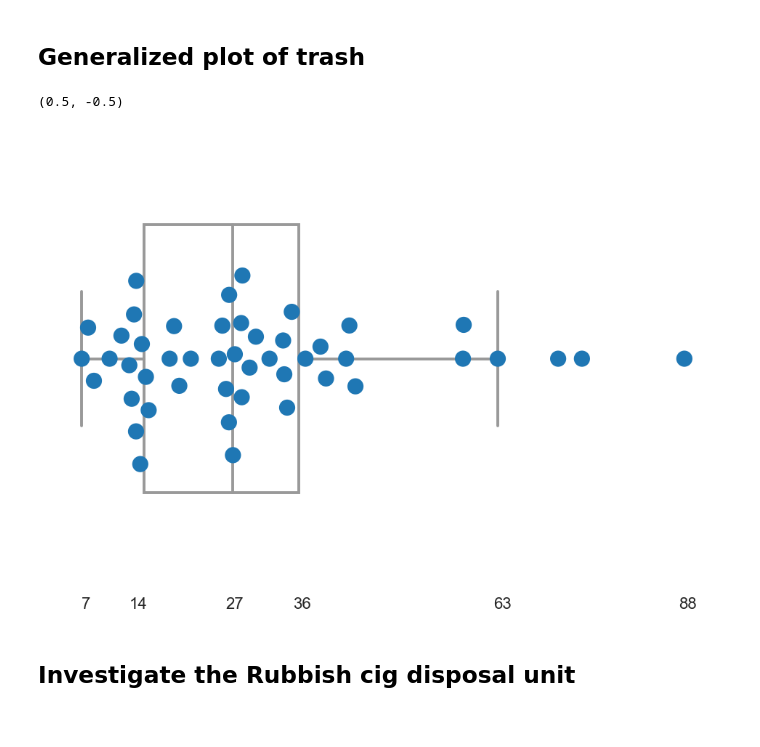
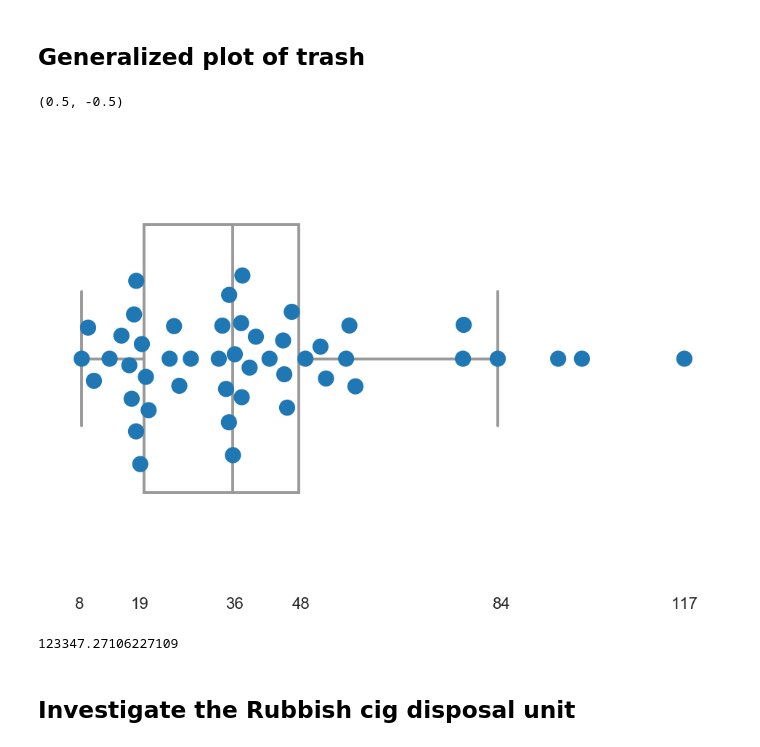
Before and after one commit to ResidentMario/trash-talk, a Jupyter notebook: notebooks/analysis/05 Supplemental work.ipynb, the cells around one changed output. Drawn from its saved outputs; the diff is of its cells as text; code cells hidden in the pictures.

```diff
--- a/notebooks/analysis/05 Supplemental work.ipynb
+++ b/notebooks/analysis/05 Supplemental work.ipynb
@@ -99,13 +99,14 @@ bldg_frontage_lengths = (
     frontages.groupby('building_id').geometry.apply(lambda srs: srs.length.sum()) * (360 / 0.001)
 )
 
+n_days = (trash.time.max() - trash.time.min()).days
 bldg_trash_per_unit_length = (
  trash
  .set_index('building_id')
  .join(buildings, how='left', lsuffix='_trash', rsuffix='_building')
  .reset_index()
  .groupby('building_id')
- .apply(lambda df: len(df) / bldg_frontage_lengths[df.name])
+ .apply(lambda df: len(df) / n_days * 365 / bldg_frontage_lengths[df.name])
  .rename('trash_density')
  .to_frame()
  .assign(avg_yelp_stars=buildings['avg_yelp_stars'])
@@ -209,29 +210,34 @@ I added text labels by hand in Inkscape.
 # %%
 fig, ax = plt.subplots(1, figsize=(12, 8))
 plt.style.use('seaborn-poster')
 sns.set_style('white')
 
 ax = sns.boxplot(
     data=bldg_trash_per_unit_length.trash_density, orient='h',
     color='white',
     width=0.3
 )
 sns.swarmplot(
     bldg_trash_per_unit_length.trash_density,
     # hue=pd.Series(
     #     bldg_trash_per_unit_length.index.map(lambda v: buildings.loc[v].block_id))\
     #     .astype('category').cat.codes,
     size=16, ax=ax
 )
 sns.despine(left=True, bottom=True)
 plt.gca().set_xlabel(None)
-plt.gca().set_xticks([7, 14, 27, 36, 63, 88])
+plt.gca().set_xticks([8, 19, 36, 48, 84, 117])
 print(plt.gca().get_ylim())
 plt.gca().set_ylim([0.25, -0.25])
 pass
 # %% [output]
 (0.5, -0.5)
-[figure, old version]
+[figure, new version]
+# %%
+# Check that the numbers roughly make sense.
+(bldg_frontage_lengths * bldg_trash_per_unit_length.trash_density).sum()
+# %% [output]
+123347.27106227109
 # %% [markdown]
 ## Investigate the Rubbish cig disposal unit
 # %% [markdown]
```
Also changed, not shown: parts of 5 cells of this notebook, 1 other file.
